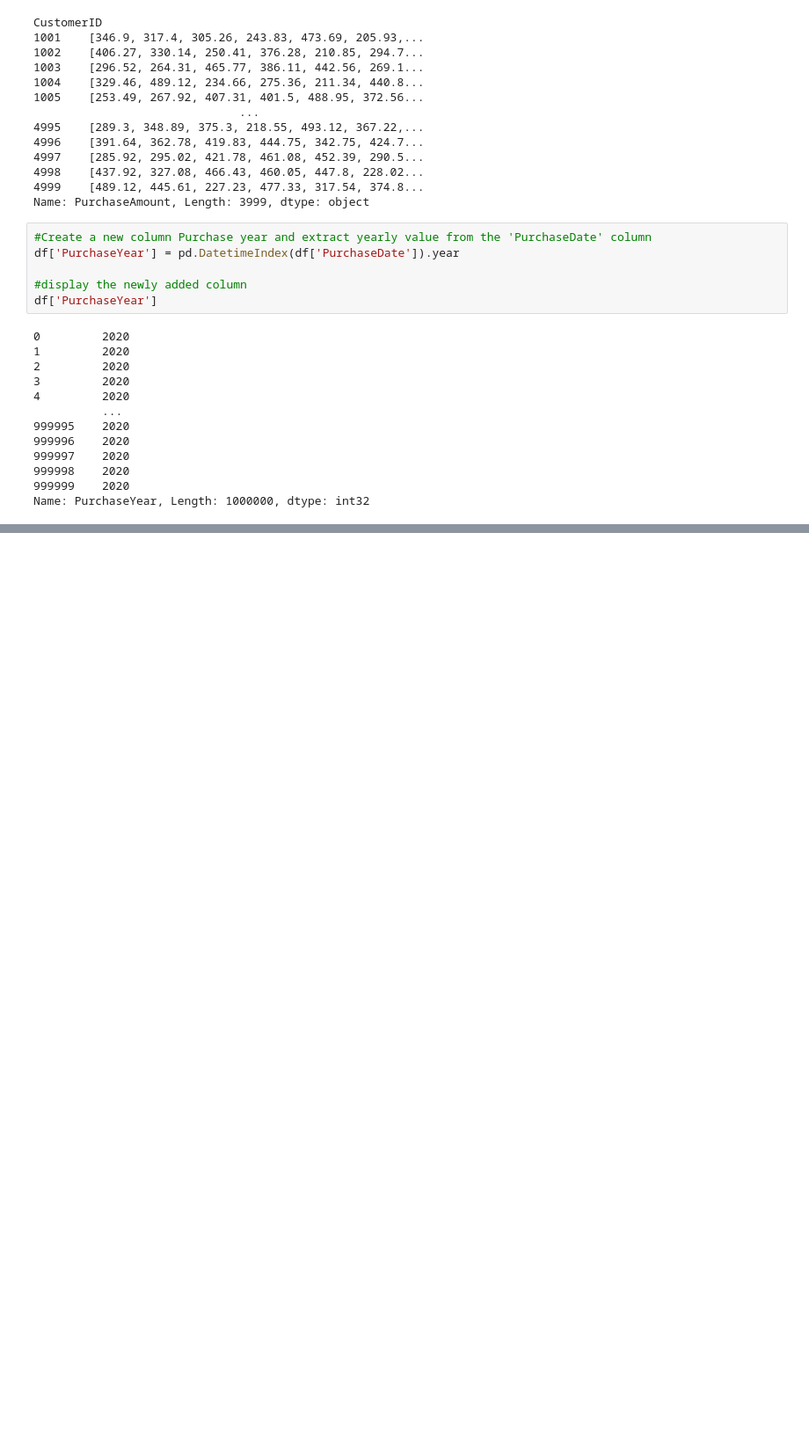
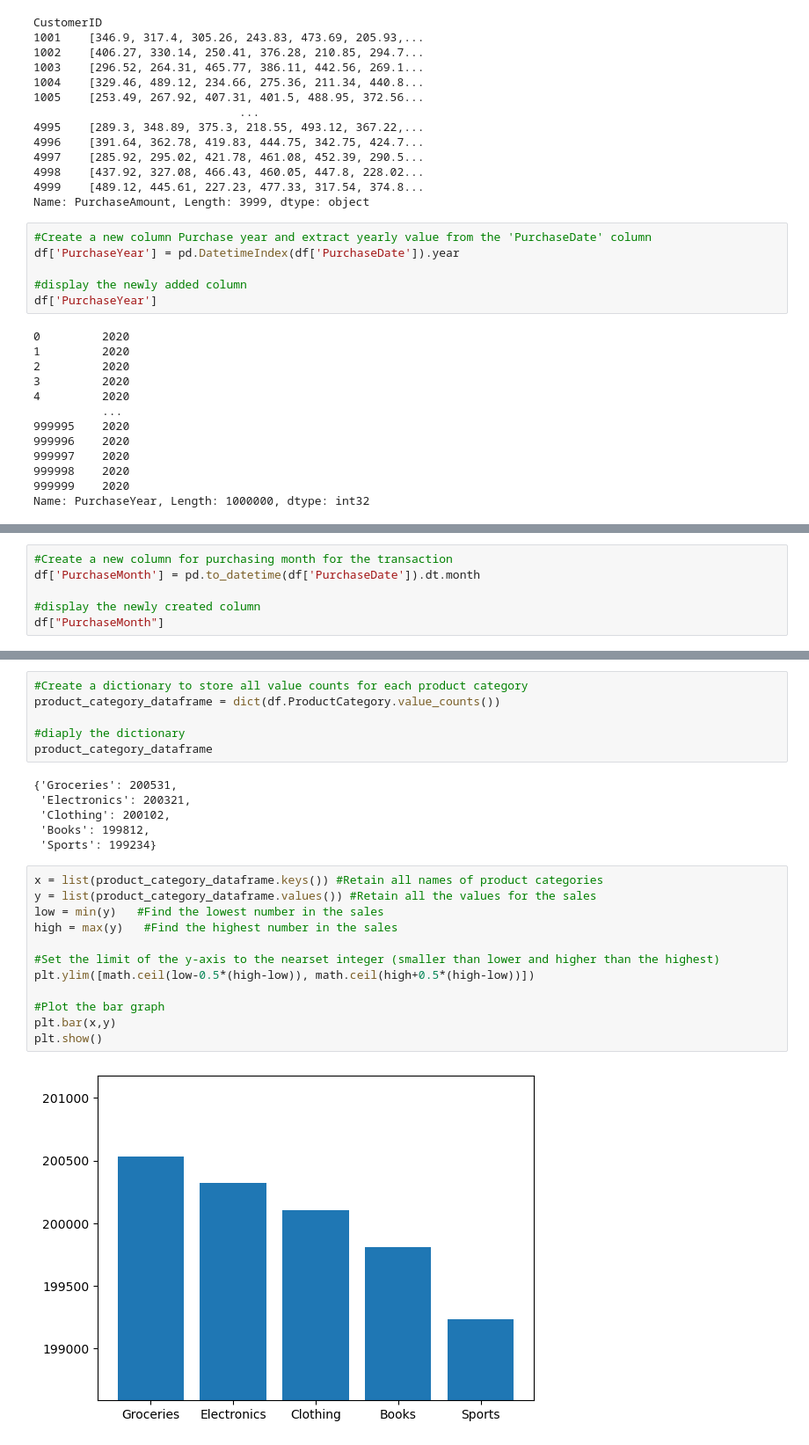
Before and after one commit to priyadarshi2/Data_Science_Internship, a Jupyter notebook: Customer_purchase/customer_purchases.ipynb, the cells around one changed output, grey strips where cells are left out. Shown at 88% size. Drawn from its saved outputs; the diff is of its cells as text; blank space fills up the shorter version.

```diff
--- a/Customer_purchase/customer_purchases.ipynb
+++ b/Customer_purchase/customer_purchases.ipynb
@@ -106,0 +116,6 @@ Name: PurchaseYear, Length: 1000000, dtype: int32
+# %%
+#Create a new column for purchasing month for the transaction
+df['PurchaseMonth'] = pd.to_datetime(df['PurchaseDate']).dt.month
+
+#display the newly created column
+df["PurchaseMonth"]
@@ -106,0 +188,26 @@ Name: PurchaseYear, Length: 1000000, dtype: int32
+# %%
+#Create a dictionary to store all value counts for each product category
+product_category_dataframe = dict(df.ProductCategory.value_counts())
+
+#diaply the dictionary
+product_category_dataframe
+# %% [output]
+{'Groceries': 200531,
+ 'Electronics': 200321,
+ 'Clothing': 200102,
+ 'Books': 199812,
+ 'Sports': 199234}
+# %%
+x = list(product_category_dataframe.keys()) #Retain all names of product categories
+y = list(product_category_dataframe.values()) #Retain all the values for the sales
+low = min(y)   #Find the lowest number in the sales
+high = max(y)   #Find the highest number in the sales
+
+#Set the limit of the y-axis to the nearset integer (smaller than lower and higher than the highest)
+plt.ylim([math.ceil(low-0.5*(high-low)), math.ceil(high+0.5*(high-low))])
+
+#Plot the bar graph
+plt.bar(x,y)
+plt.show()
+# %% [output]
+[figure, added]
```
Also changed, not shown: parts of 7 cells of this notebook, 1 other file.
